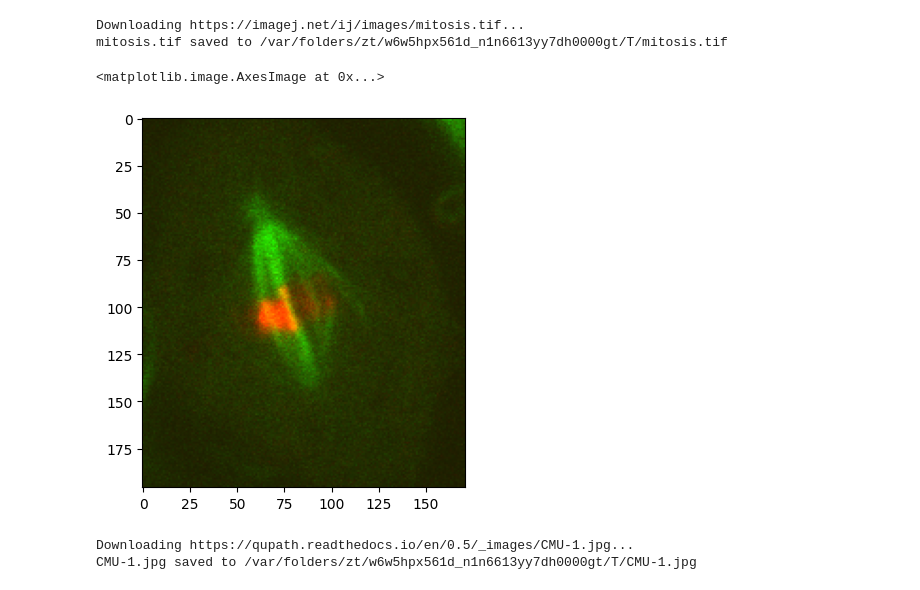
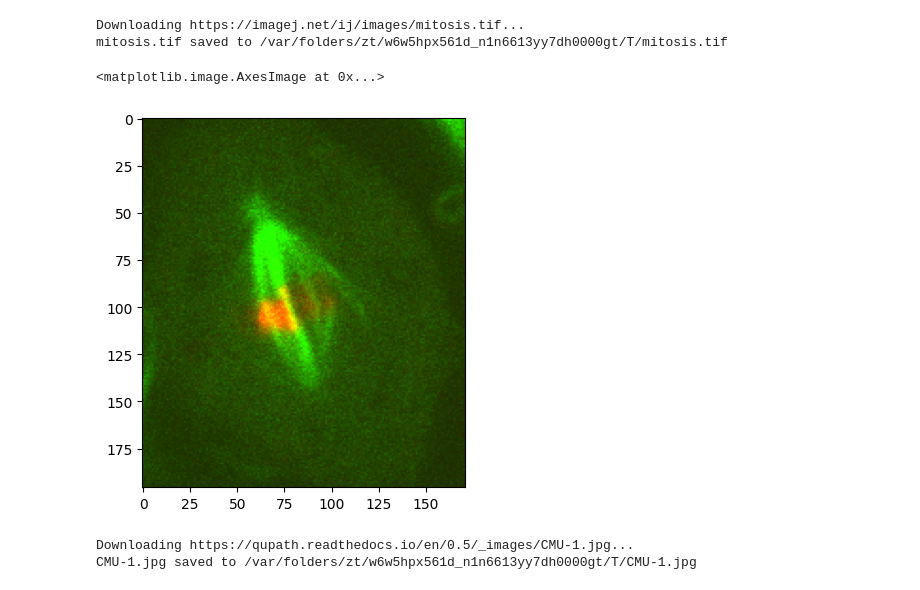
Before and after one commit to Rylern/bioio-plotter, a Jupyter notebook: notebooks/plotting_images.ipynb, the cells around one changed output. Drawn from its saved outputs; the diff is of its cells as text; code cells hidden in the pictures.

```diff
--- a/notebooks/plotting_images.ipynb
+++ b/notebooks/plotting_images.ipynb
@@ -39,23 +40,23 @@ def get_image(image_name, image_url):
 # %%
 complex_img_path = get_image("mitosis.tif", "https://imagej.net/ij/images/mitosis.tif")
 complex_img = BioImage(complex_img_path)
 
-lut = Lut([
-    ChannelDisplay(color=colors.RED, min=0, max=15000),
-    ChannelDisplay(color=colors.GREEN, min=0, max=15000)
+image_display = ImageDisplay([
+    Lut(color=colors.RED, min=0, max=15000),
+    Lut(color=colors.GREEN, min=0, max=Percentile(99))
 ])
 t = 25
 z = 2
 
-array = convert_to_rgb(complex_img.data, lut, t = t, z = z)
+array = convert_to_rgb(complex_img.data, image_display, t = t, z = z)
 
 fig, ax = plt.subplots()
 ax.imshow(array)
 # %% [output]
 Downloading https://imagej.net/ij/images/mitosis.tif...
 mitosis.tif saved to /var/folders/zt/w6w5hpx561d_n1n6613yy7dh0000gt/T/mitosis.tif
 <matplotlib.image.AxesImage at 0x...>
-[figure, old version]
+[figure, new version]
 # %%
 rgb_img_path = get_image("CMU-1.jpg", "https://qupath.readthedocs.io/en/0.5/_images/CMU-1.jpg")
 rgb_img = BioImage(rgb_img_path)
```
Also changed, not shown: parts of 2 cells of this notebook.
